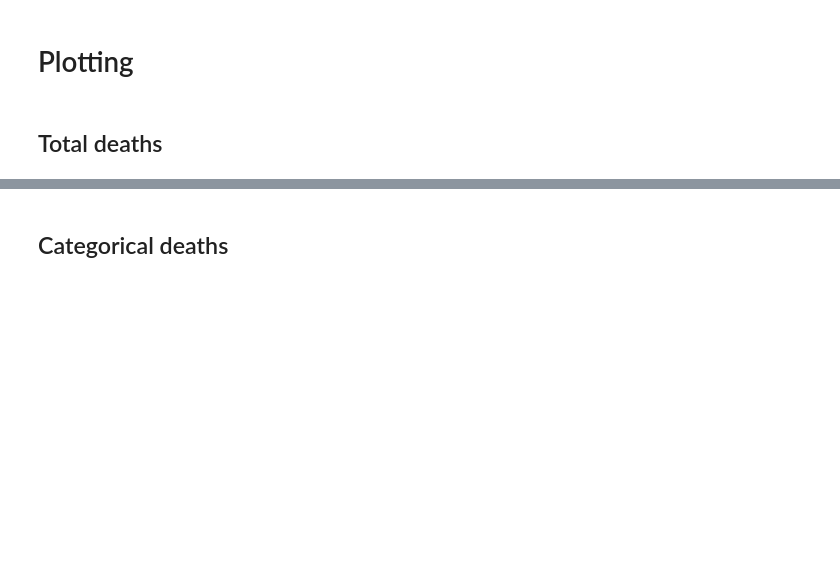
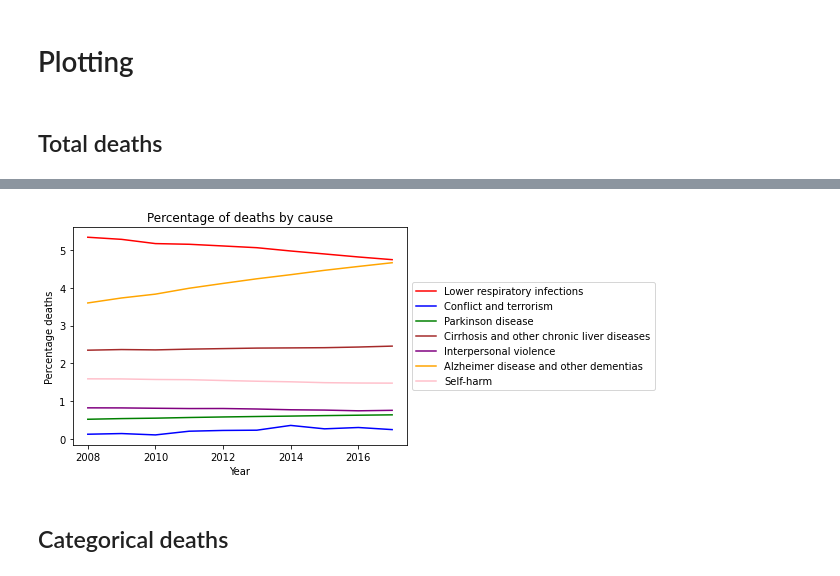
Before and after one commit to epfl-ada/ada-2021-project-hoja, a Jupyter notebook: test_death_data.ipynb, the cells around one changed output, grey strips where cells are left out. Drawn from its saved outputs; the diff is of its cells as text; code cells hidden in the pictures; blank space fills up the shorter version.

```diff
--- a/test_death_data.ipynb
+++ b/test_death_data.ipynb
@@ -85,4 +94,17 @@ def extract_world_data(df):
     df = df[df["Entity"] == "World"]
     df = df.reset_index(drop=True)
     return df
+# %%
+def percentage_of_total_deaths(df, columns):
+    """
+    Modifies death columns to percentages of total deaths
+    """
+    df = df.copy()
+    df["Total deaths"] = 0
+    for column in columns:
+        df["Total deaths"] += df[column]
+    for column in columns:
+        df[column] = (df[column]/df["Total deaths"])*100
+    df.drop("Total deaths", axis=1)
+    return df
 # %%
@@ -221,3 +258,6 @@ world_death_per_million_df
 | 8 | World | OWID_WRL | 2016 | 39.640691 | 344.938041 | 20.826387 | ... |
 | 9 | World | OWID_WRL | 2017 | 38.159312 | 338.984354 | 20.417344 | ... |
 10 rows × 36 columns
+# %%
+world_death_relative_df = percentage_of_total_deaths(world_death_df, cause_columns)
+world_death_relative_df
@@ -317,3 +398,7 @@ plot_line_chart(world_death_per_million_df, "Year", ex_cause_columns, "Deaths pe
+# %%
+plot_line_chart(world_death_relative_df, "Year", ex_cause_columns, "Percentage deaths", "Percentage of deaths by cause", log_y = False)
+# %% [output]
+[figure, added]
 # %% [markdown]
 ## Categorical deaths
 # %%
```
Also changed, not shown: parts of 16 cells of this notebook.
